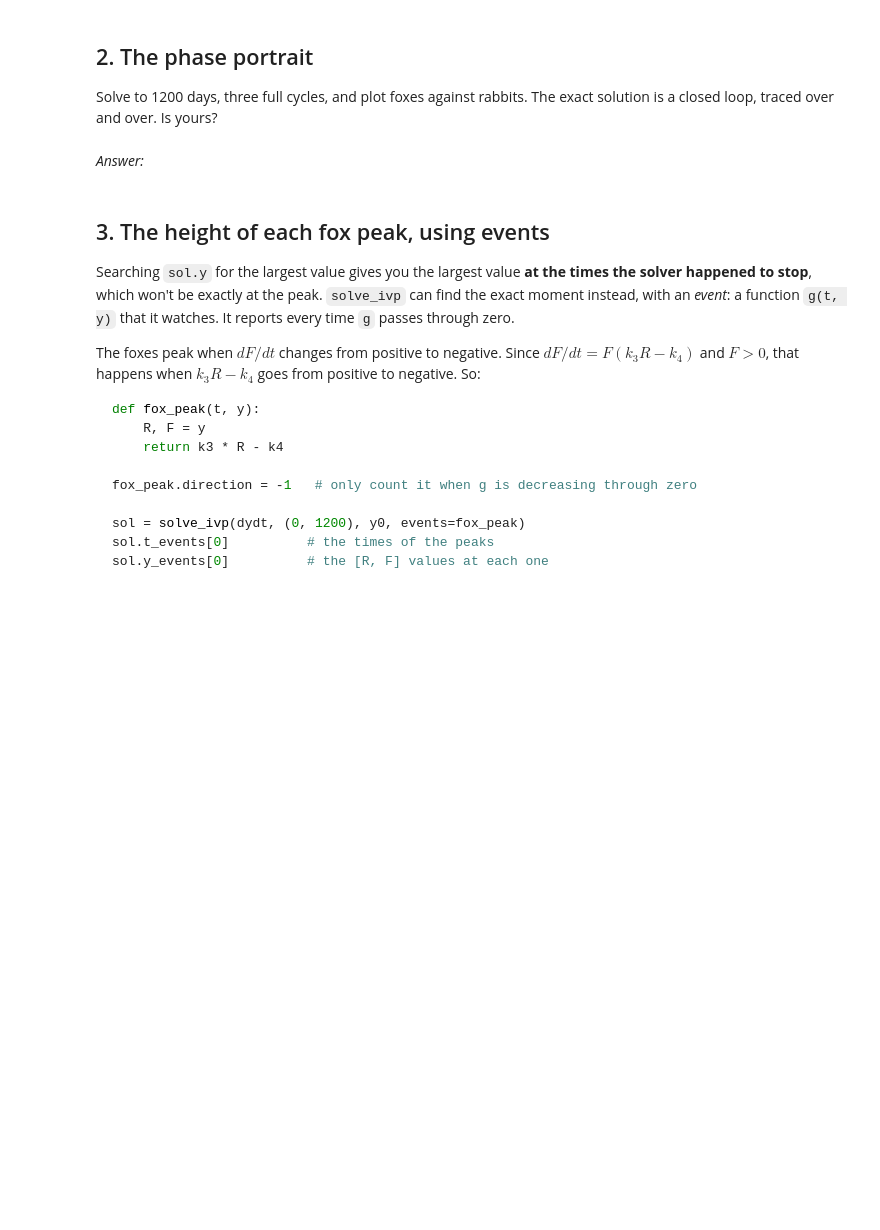
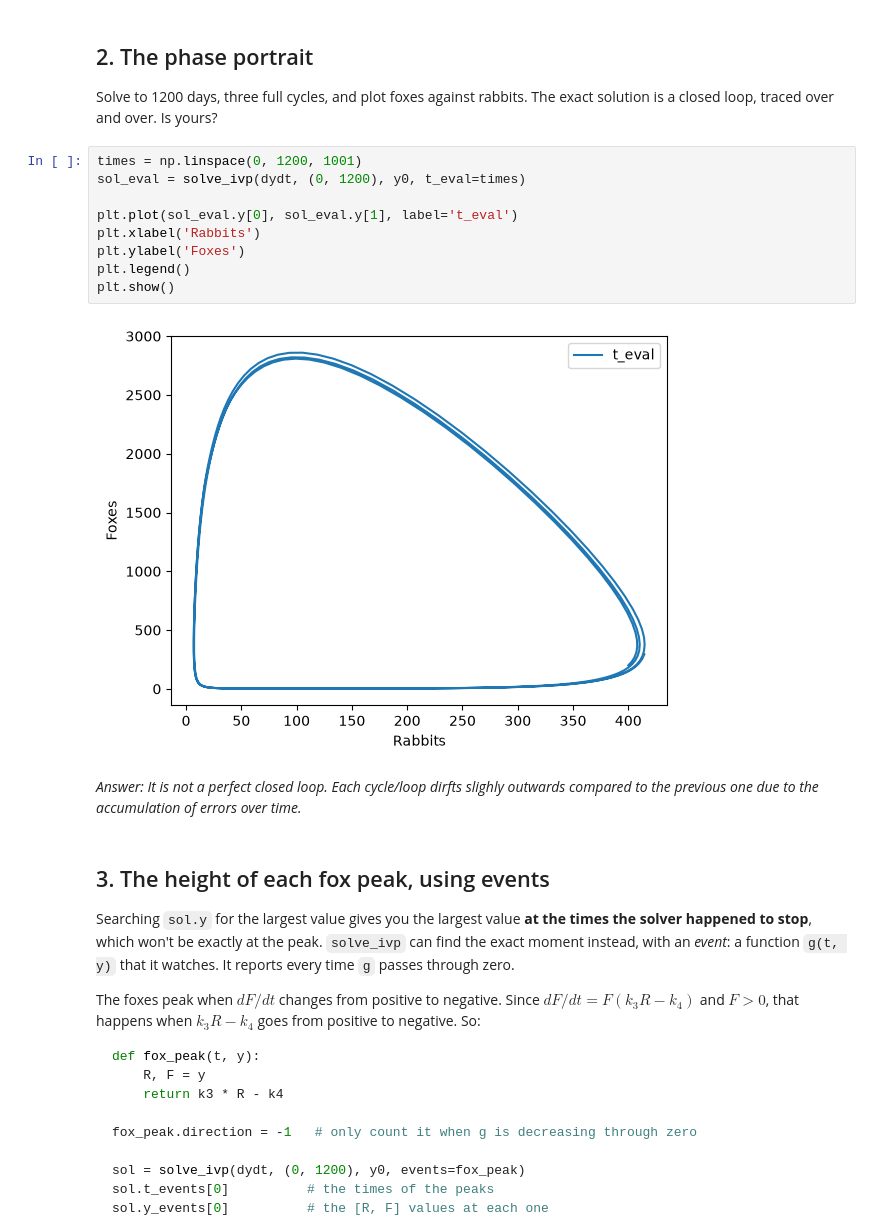
Before and after one commit to NityaGanesh33/github-assignment, a Jupyter notebook: differential-equations/rabbits-and-foxes.ipynb, the cells around one changed output. Drawn from its saved outputs; the diff is of its cells as text; blank space fills up the shorter version.

```diff
--- a/differential-equations/rabbits-and-foxes.ipynb
+++ b/differential-equations/rabbits-and-foxes.ipynb
@@ -103,8 +103,19 @@ same number of function evaluations: 242 242
 
 Solve to 1200 days, three full cycles, and plot foxes against rabbits. The exact
 solution is a closed loop, traced over and over. Is yours?
+# %%
+times = np.linspace(0, 1200, 1001)
+sol_eval = solve_ivp(dydt, (0, 1200), y0, t_eval=times)
+
+plt.plot(sol_eval.y[0], sol_eval.y[1], label='t_eval')
+plt.xlabel('Rabbits')
+plt.ylabel('Foxes')
+plt.legend()
+plt.show()
+# %% [output]
+[figure, added]
 # %% [markdown]
-*Answer:*
+*Answer: It is not a perfect closed loop. Each cycle/loop dirfts slighly outwards compared to the previous one due to the accumulation of errors over time.*
 # %% [markdown]
 ## 3. The height of each fox peak, using events
 
```
